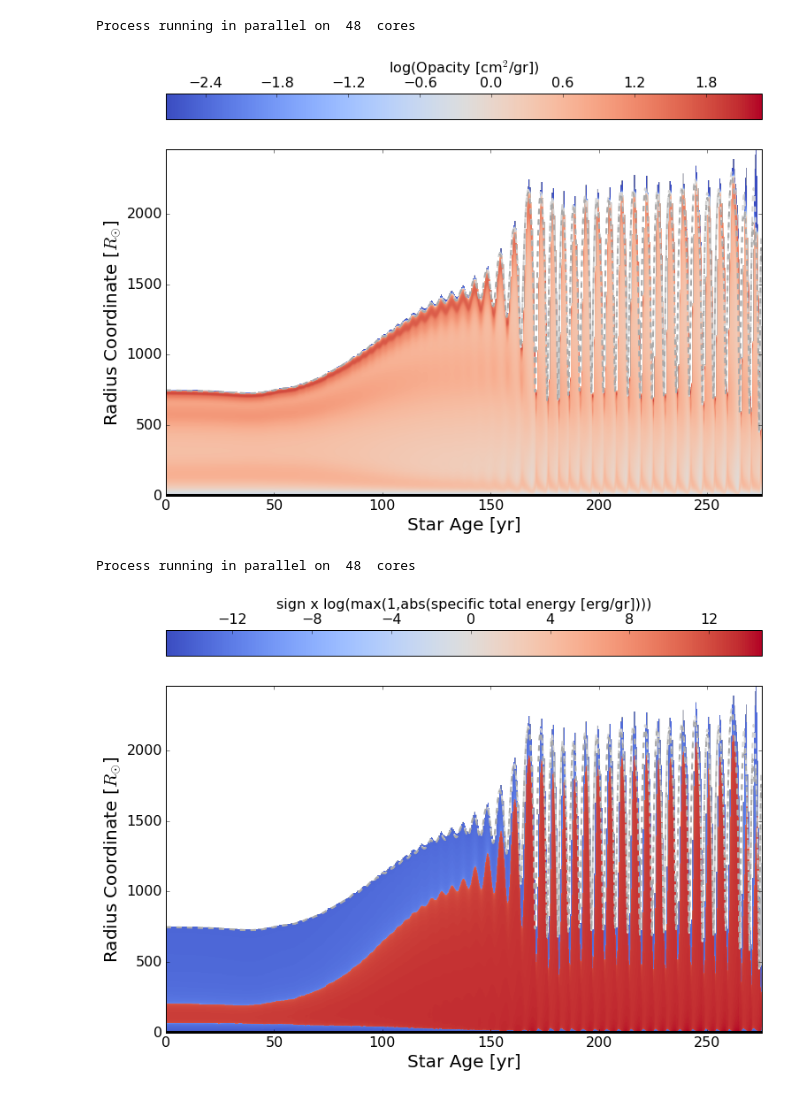
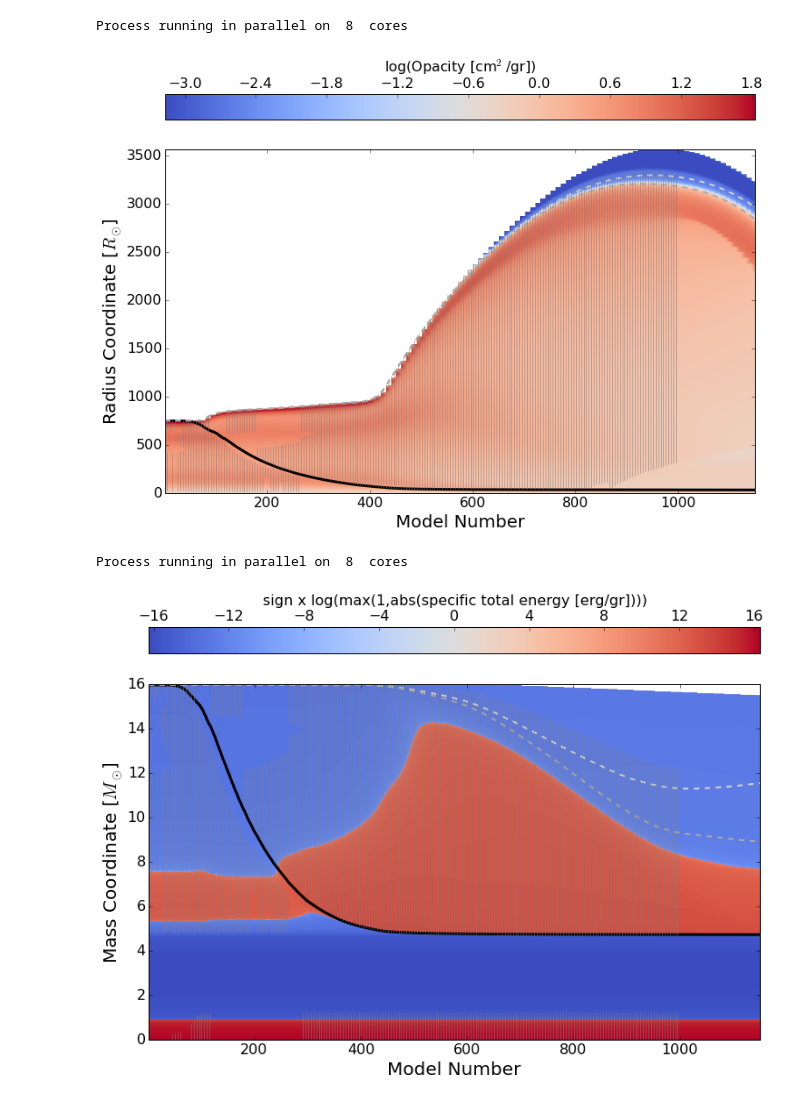
Before and after one commit to JRGarza/CE_mesa, a Jupyter notebook: python_scripts/check_results_tassos.ipynb, the cells around one changed output. Drawn from its saved outputs; the diff is of its cells as text; code cells hidden in the pictures.

```diff
--- a/python_scripts/check_results_tassos.ipynb
+++ b/python_scripts/check_results_tassos.ipynb
@@ -9,6 +9,6 @@ import numpy as np
 %matplotlib inline
 p.rcParams['figure.figsize'] = 12, 8  # that's default image size for this interactive session
 
-data_path = "/home/evol/fragkos/disk1/mesa_projects/CE/example_runs/heat_base_1d39/LOGS/"
+data_path = "/Users/tassos/repos/CE_mesa/working/LOGS/"
 a = ms.mesa(data_path=data_path, parallel=True, abundances=False, log_abundances = True, Yaxis='mass', Xaxis="log_inv_star_age",czones=False, Variable='v_div_vesc', orbit=True)
 # %% [output]
@@ -59,15 +65,15 @@ Process running in parallel on  48  cores
 # %%
-a.SetParameters(Yaxis="radius", Variable='opacity', cmap_dynamic_range=5)
+a.SetParameters(Yaxis="radius", Variable='opacity',Xaxis='model_number', cmap_dynamic_range=5)
 a.Kippenhahn()
 # %% [output]
-Process running in parallel on  48  cores
+Process running in parallel on  8  cores
-[figure, old version]
+[figure, new version]
 # %%
-a.SetParameters(Variable='total_energy', cmap_dynamic_range=5,signed_log_cmap=True, tau100=True)
+a.SetParameters(Variable='total_energy', Xaxis="model_number", Yaxis="mass", cmap_dynamic_range=5,signed_log_cmap=True, tau100=True)
 a.Kippenhahn()
 # %% [output]
-Process running in parallel on  48  cores
+Process running in parallel on  8  cores
-[figure, old version]
+[figure, new version]
 # %%
 plt.plot(a.history['star_age'], a.history["CE_energy_rate"], color='k')
 plt.xlabel('Star Age (yr)', size=20)
```
Also changed, not shown: parts of 22 cells of this notebook, 6 other files.
